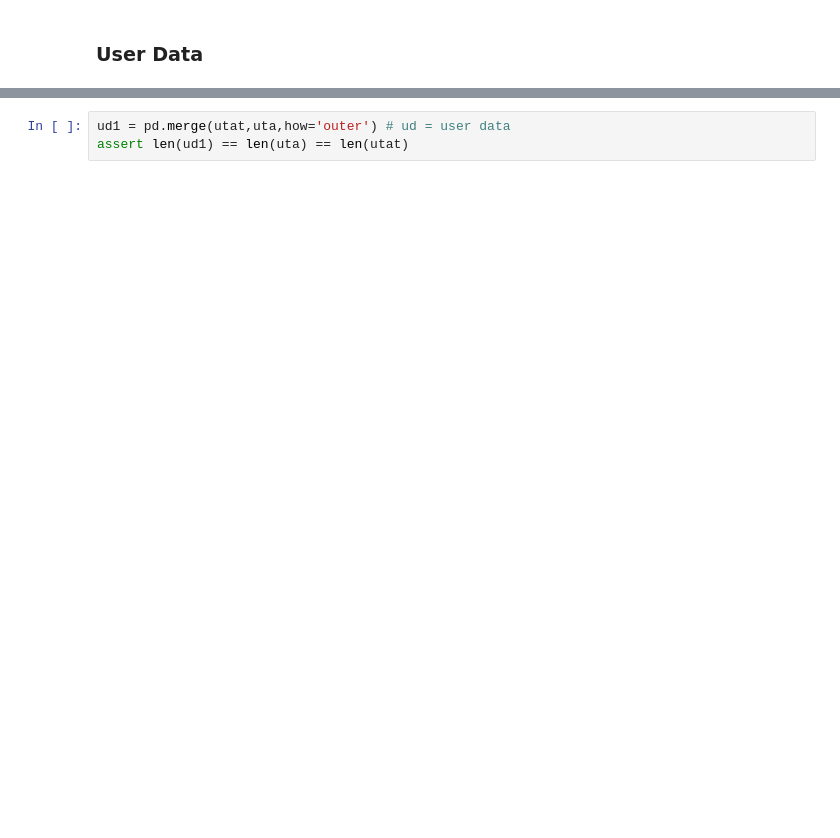
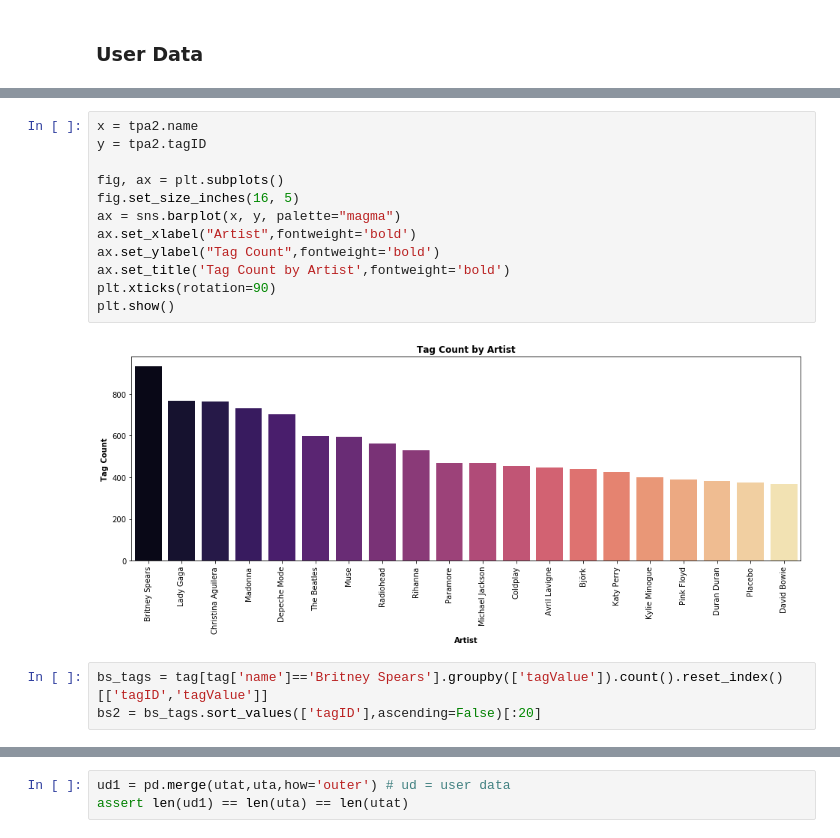
Before and after one commit to cipher813/recommender_system, a Jupyter notebook: notebooks/LastFM_Recommender_EDA.ipynb, the cells around one changed output, grey strips where cells are left out. Drawn from its saved outputs; the diff is of its cells as text; blank space fills up the shorter version.

```diff
--- a/notebooks/LastFM_Recommender_EDA.ipynb
+++ b/notebooks/LastFM_Recommender_EDA.ipynb
@@ -145,0 +298,17 @@ High five! You successfully sent some data to your account on plotly. View your
+# %%
+x = tpa2.name
+y = tpa2.tagID
+
+fig, ax = plt.subplots()
+fig.set_size_inches(16, 5)
+ax = sns.barplot(x, y, palette="magma")
+ax.set_xlabel("Artist",fontweight='bold')
+ax.set_ylabel("Tag Count",fontweight='bold')
+ax.set_title('Tag Count by Artist',fontweight='bold')
+plt.xticks(rotation=90)
+plt.show()
+# %% [output]
+[figure, added]
+# %%
+bs_tags = tag[tag['name']=='Britney Spears'].groupby(['tagValue']).count().reset_index()[['tagID','tagValue']]
+bs2 = bs_tags.sort_values(['tagID'],ascending=False)[:20]
```
Also changed, not shown: parts of 64 cells of this notebook, 4 other files.
